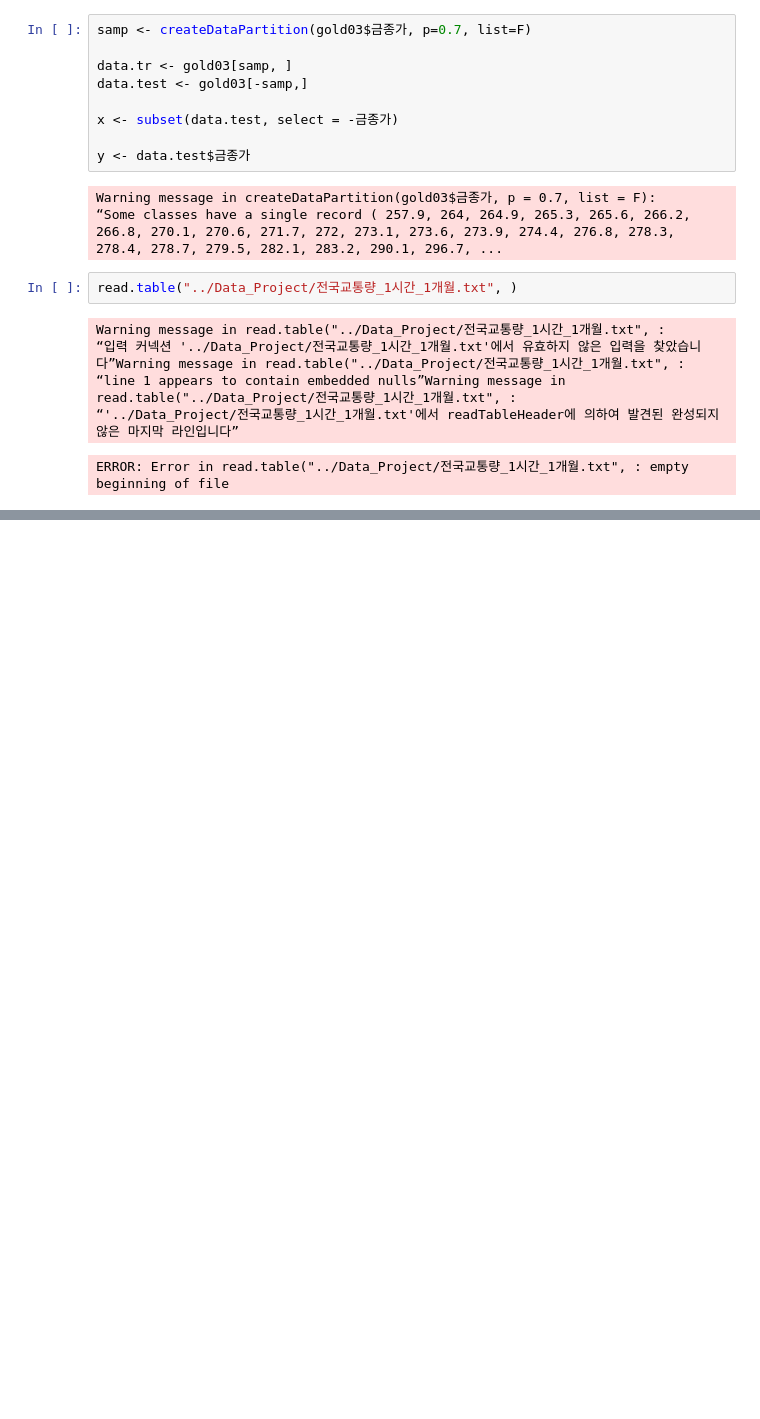
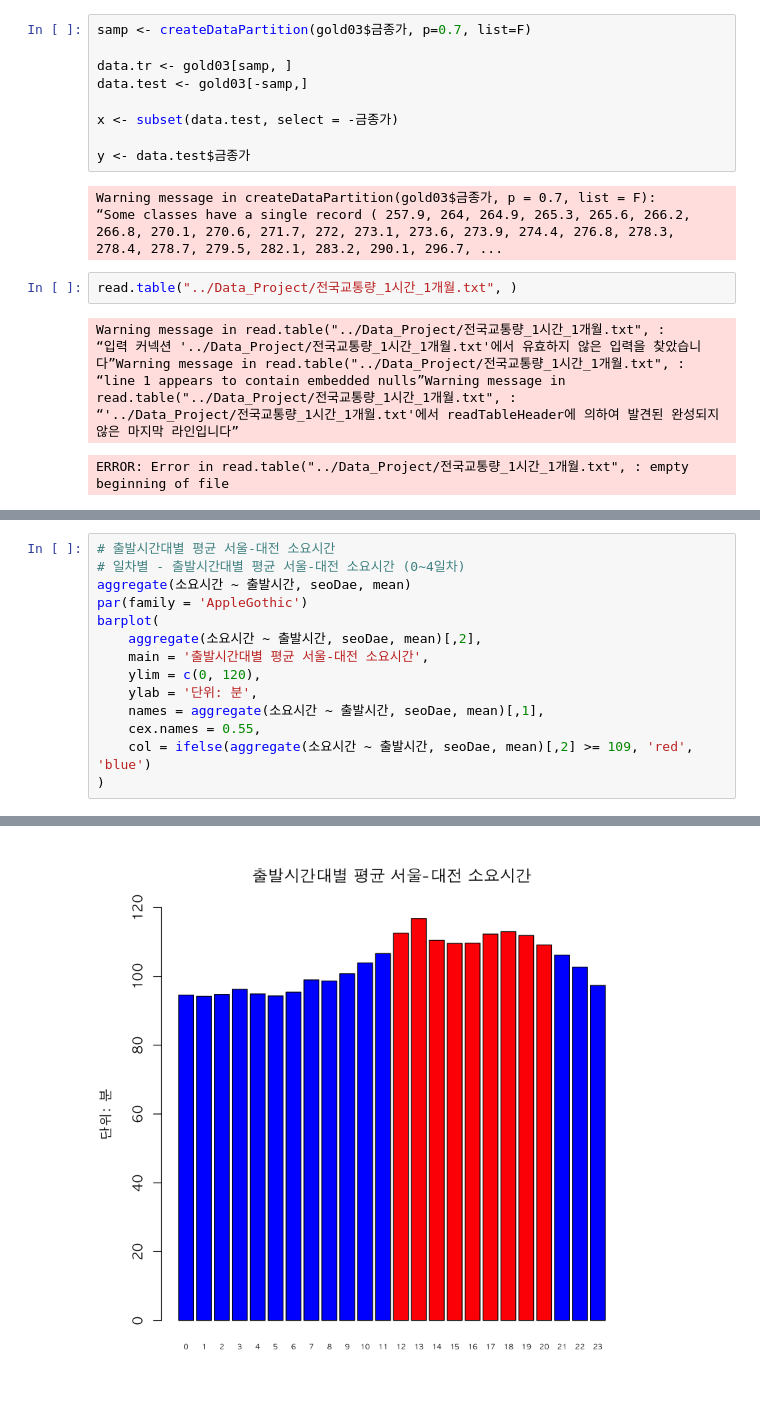
Before and after one commit to jjhwnn/R_Programming, a Jupyter notebook: R & Flutter Project 02.ipynb, the cells around one changed output, grey strips where cells are left out. Cells and saved outputs as stored; diff of their text form; blank space fills up the shorter version.

```diff
--- a/R & Flutter Project 02.ipynb
+++ b/R & Flutter Project 02.ipynb
@@ -313,0 +398,15 @@ ERROR: Error in read.table("../Data_Project/전국교통량_1시간_1개월.txt"
+# %%
+# 출발시간대별 평균 서울-대전 소요시간
+# 일차별 - 출발시간대별 평균 서울-대전 소요시간 (0~4일차)
+aggregate(소요시간 ~ 출발시간, seoDae, mean)
+par(family = 'AppleGothic')
+barplot(
+    aggregate(소요시간 ~ 출발시간, seoDae, mean)[,2],
+    main = '출발시간대별 평균 서울-대전 소요시간',
+    ylim = c(0, 120),
+    ylab = '단위: 분',
+    names = aggregate(소요시간 ~ 출발시간, seoDae, mean)[,1],
+    cex.names = 0.55,
+    col = ifelse(aggregate(소요시간 ~ 출발시간, seoDae, mean)[,2] >= 109, 'red', 'blue')
+)
+# %% [output]
@@ -313,0 +430 @@ ERROR: Error in read.table("../Data_Project/전국교통량_1시간_1개월.txt"
+[figure, added]
```
Also changed, not shown: parts of 16 cells of this notebook.
